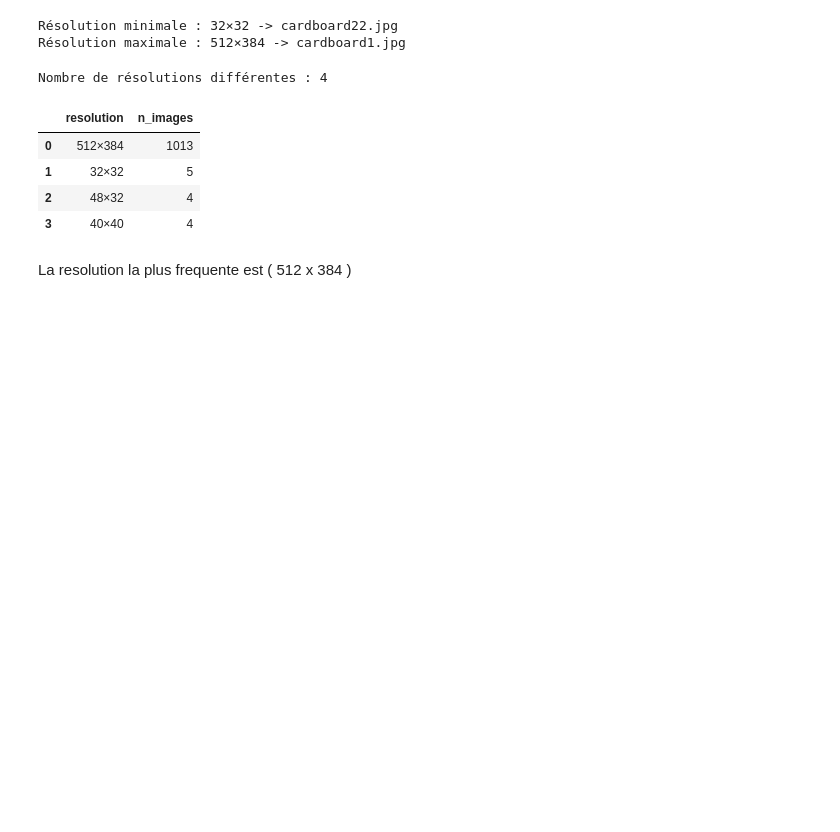
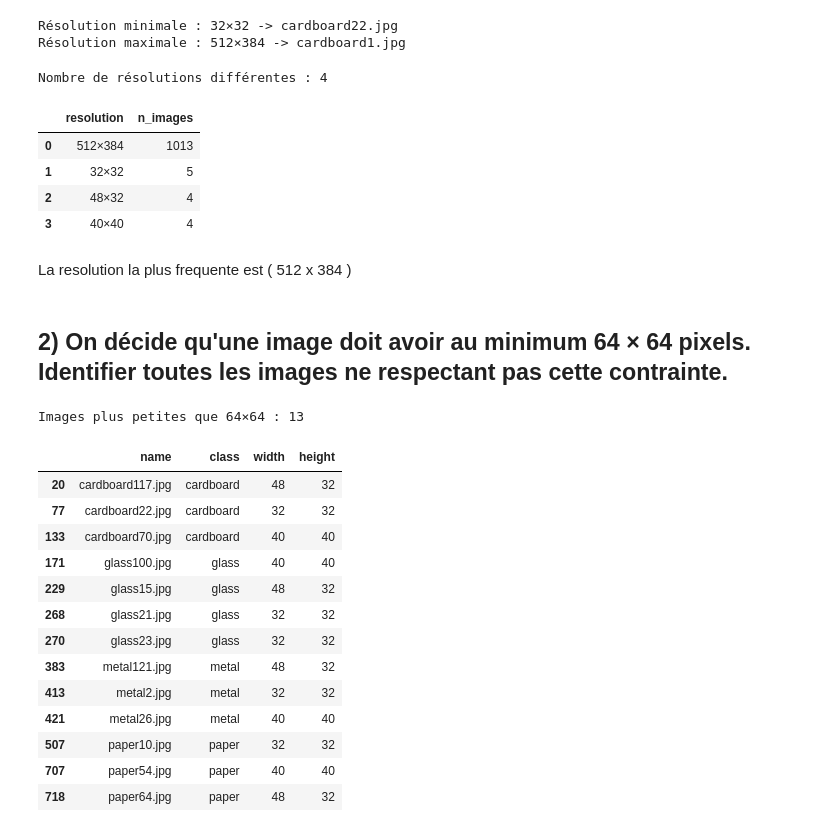
Before and after one commit to Damstat/atelier_prepa_donnees_images, a Jupyter notebook: notebooks/atelier_prepa_donnees_images.ipynb, the cells around one changed output. Cells and saved outputs as stored; diff of their text form; code cells hidden in the pictures; blank space fills up the shorter version.

Commit message:
P4.2: Detection des images avec une resolution inferieure a 64x64

```diff
--- a/notebooks/atelier_prepa_donnees_images.ipynb
+++ b/notebooks/atelier_prepa_donnees_images.ipynb
@@ -293,3 +293,27 @@ Nombre de résolutions différentes : 4
 | 3 | 40×40 | 4 |
 # %% [markdown]
 La resolution la plus frequente est ( 512 x 384 )
+# %% [markdown]
+## 2) On décide qu'une image doit avoir au minimum 64 × 64 pixels. Identifier toutes les images ne respectant pas cette contrainte.
+# %%
+df["too_small"] = (df["width"] < 64) | (df["height"] < 64)
+df["too_small"] = df["too_small"].fillna(False).astype(bool)
+# %%
+print("Images plus petites que 64×64 :", df["too_small"].sum())
+df[df["too_small"]][["name", "class", "width", "height"]]
+# %% [output]
+Images plus petites que 64×64 : 13
+|  | name | class | width | height |
+| 20 | cardboard117.jpg | cardboard | 48 | 32 |
+| 77 | cardboard22.jpg | cardboard | 32 | 32 |
+| 133 | cardboard70.jpg | cardboard | 40 | 40 |
+| 171 | glass100.jpg | glass | 40 | 40 |
+| 229 | glass15.jpg | glass | 48 | 32 |
+| 268 | glass21.jpg | glass | 32 | 32 |
+| 270 | glass23.jpg | glass | 32 | 32 |
+| 383 | metal121.jpg | metal | 48 | 32 |
+| 413 | metal2.jpg | metal | 32 | 32 |
+| 421 | metal26.jpg | metal | 40 | 40 |
+| 507 | paper10.jpg | paper | 32 | 32 |
+| 707 | paper54.jpg | paper | 40 | 40 |
+| 718 | paper64.jpg | paper | 48 | 32 |
```
Also changed, not shown: parts of 1 cell of this notebook.
